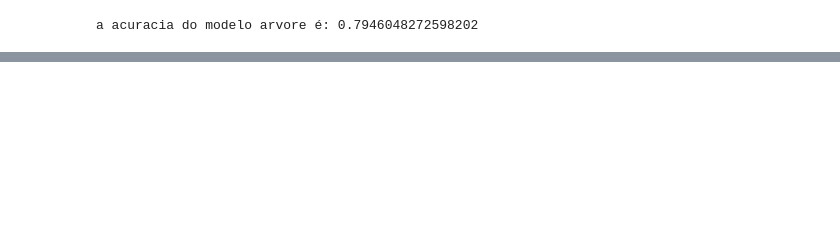
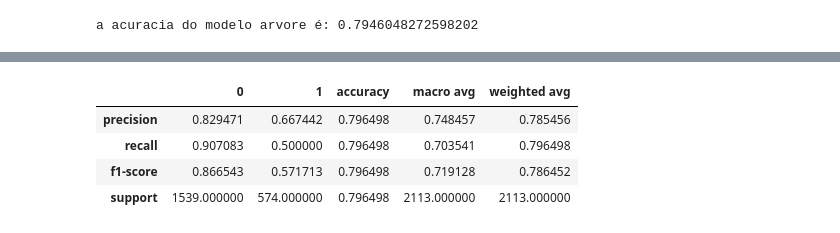
Before and after one commit to WesleySouza13/Analise-em-Churn, a Jupyter notebook: Untitled-1.ipynb, the cells around one changed output, grey strips where cells are left out. Saved outputs shown, nothing was run; the diff lists cells and outputs as text; code cells hidden in the pictures; blank space fills up the shorter version.

```diff
--- a/Untitled-1.ipynb
+++ b/Untitled-1.ipynb
@@ -535,0 +562,9 @@ a acuracia do modelo xgoost é: 0.791292001893043
+# %%
+#metricas modelo_teste_xgboost
+avaliacao_modelos_teste(modelo_teste_xgboost, y_teste)
+# %% [output]
+|  | 0 | 1 | accuracy | macro avg | weighted avg |
+| precision | 0.829471 | 0.667442 | 0.796498 | 0.748457 | 0.785456 |
+| recall | 0.907083 | 0.500000 | 0.796498 | 0.703541 | 0.796498 |
+| f1-score | 0.866543 | 0.571713 | 0.796498 | 0.719128 | 0.786452 |
+| support | 1539.000000 | 574.000000 | 0.796498 | 2113.000000 | 2113.000000 |
```
Also changed, not shown: parts of 15 cells of this notebook.
